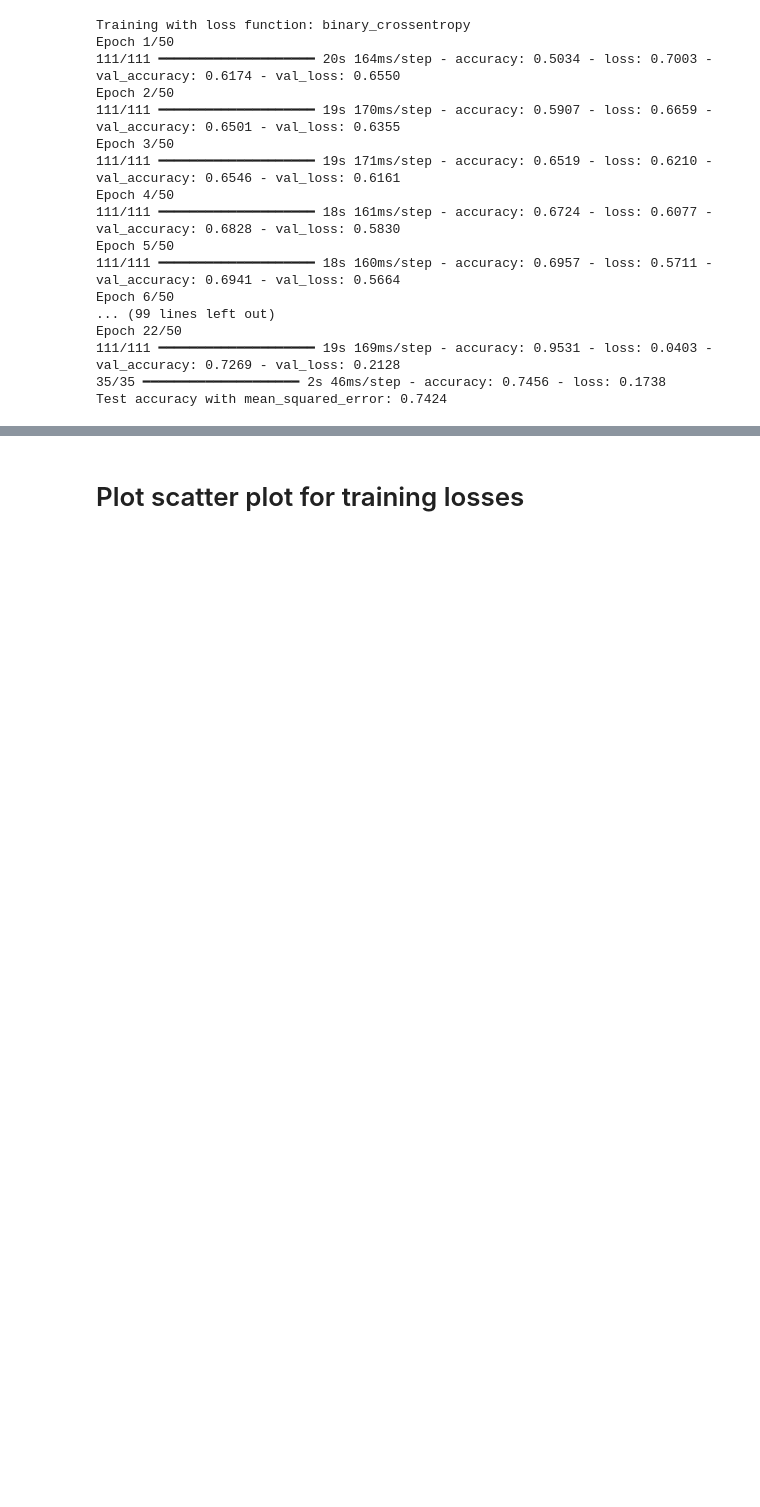
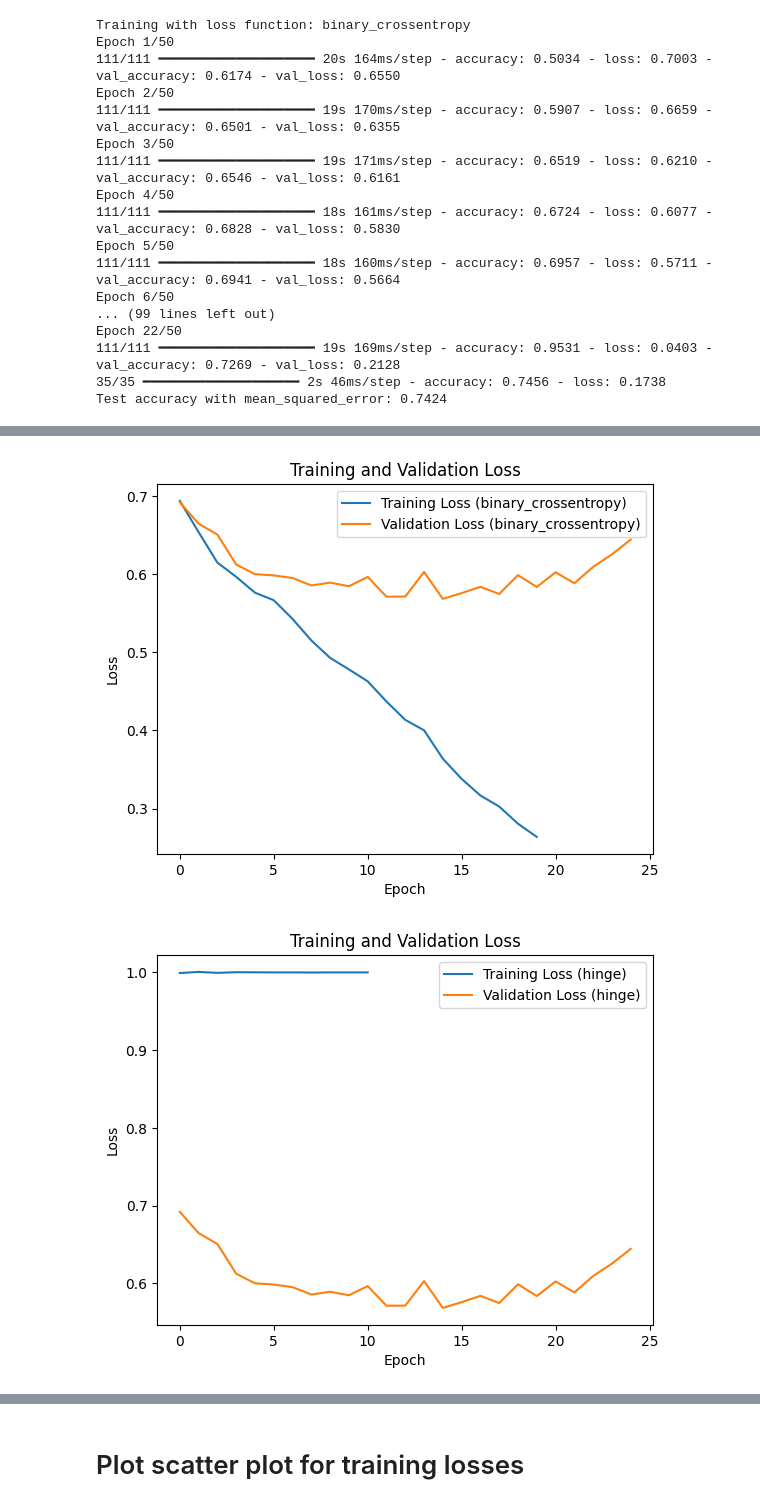
Before and after one commit to AltaafAlly/Image-classification-using-CNN, a Jupyter notebook: CNN_Final.ipynb, the cells around one changed output, grey strips where cells are left out. Cells and saved outputs as stored; diff of their text form; code cells hidden in the pictures; blank space fills up the shorter version.

```diff
--- a/CNN_Final.ipynb
+++ b/CNN_Final.ipynb
@@ -135,0 +149,15 @@ Test accuracy with mean_squared_error: 0.7424
+# %%
+# Iterate over each loss function
+for loss_function in loss_functions:
+    # Plot training and validation loss
+    plt.plot(train_losses_dict[loss_function], label=f'Training Loss ({loss_function})')
+    plt.plot(history.history['val_loss'], label=f'Validation Loss ({loss_function})')
+
+    plt.title('Training and Validation Loss')
+    plt.xlabel('Epoch')
+    plt.ylabel('Loss')
+    plt.legend()
+    plt.show()
+# %% [output]
+[figure, added]
+[figure, added]
```
Also changed, not shown: parts of 6 cells of this notebook, 1 other file.
